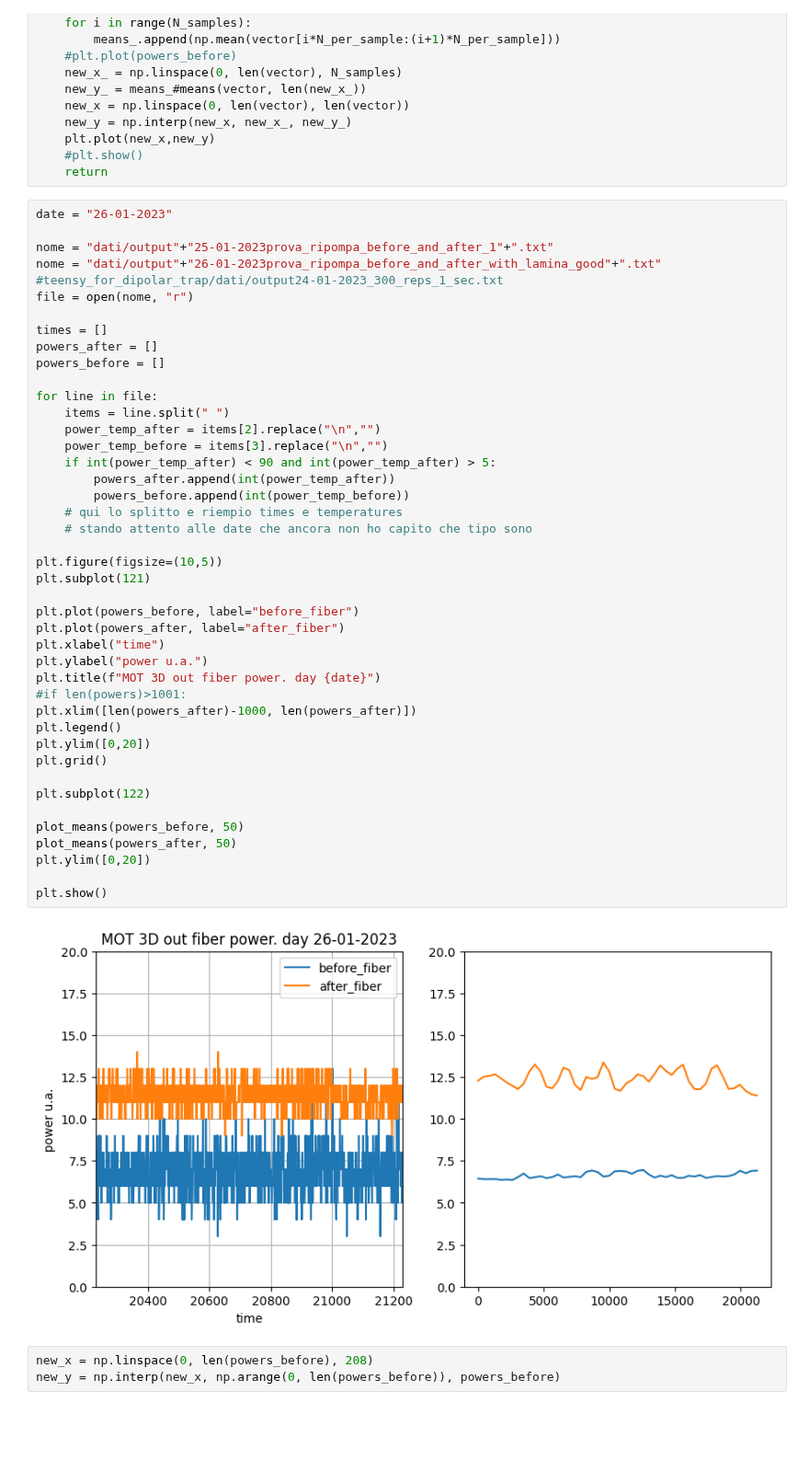
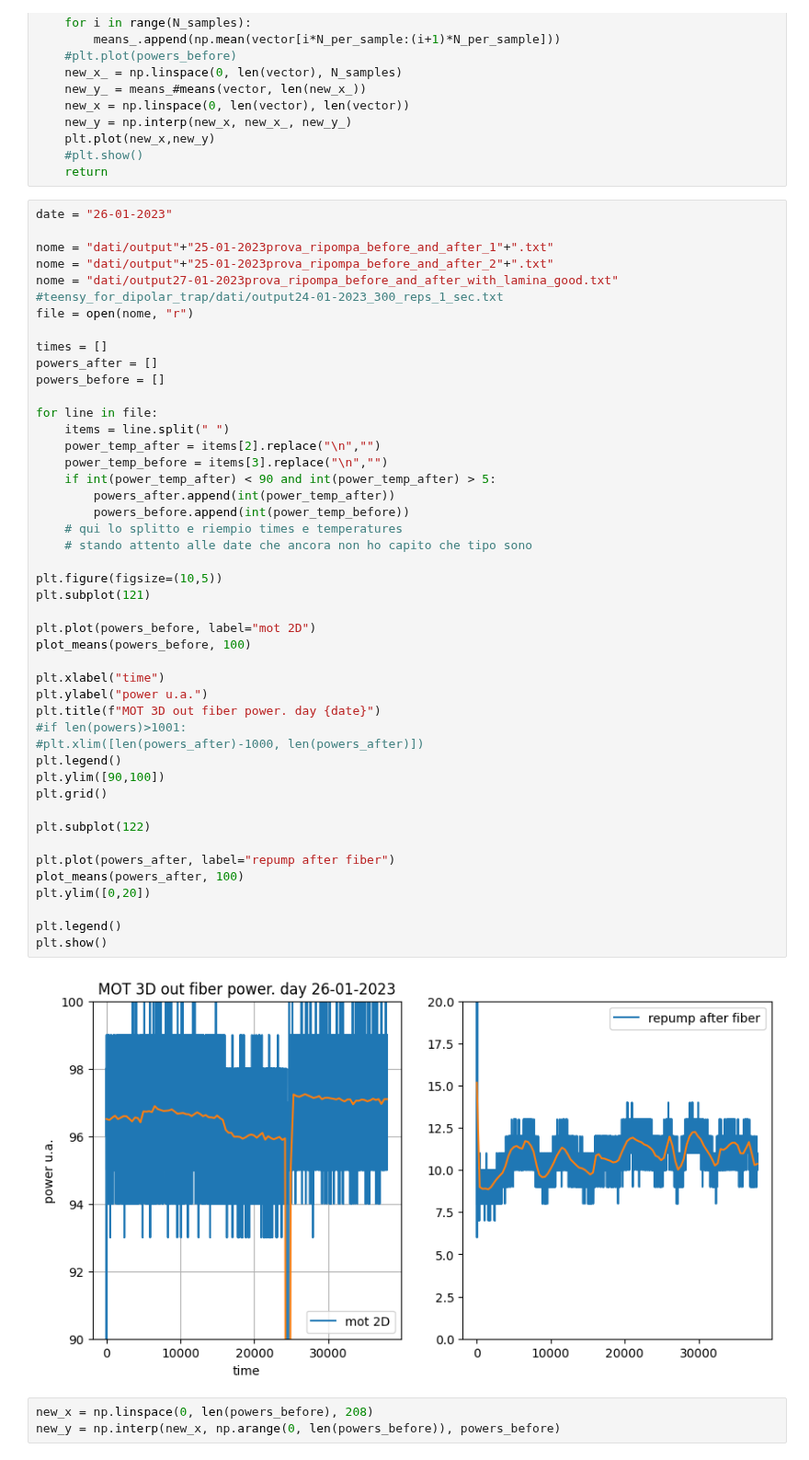
Before and after one commit to Valerio-Amico/Lab-Rydberg, a Jupyter notebook: teensy_for_dipolar_trap/plot_power.ipynb, the cells around one changed output. Shown at 92% size. Cells and saved outputs as stored; diff of their text form; blank space fills up the shorter version.

```diff
--- a/teensy_for_dipolar_trap/plot_power.ipynb
+++ b/teensy_for_dipolar_trap/plot_power.ipynb
@@ -20,47 +20,50 @@ def plot_means(vector, N_samples):
 date = "26-01-2023"
 
 nome = "dati/output"+"25-01-2023prova_ripompa_before_and_after_1"+".txt"
-nome = "dati/output"+"26-01-2023prova_ripompa_before_and_after_with_lamina_good"+".txt"
+nome = "dati/output"+"25-01-2023prova_ripompa_before_and_after_2"+".txt"
+nome = "dati/output27-01-2023prova_ripompa_before_and_after_with_lamina_good.txt"
 #teensy_for_dipolar_trap/dati/output24-01-2023_300_reps_1_sec.txt
 file = open(nome, "r")
 
 times = []
 powers_after = []
 powers_before = []
 
 for line in file:
     items = line.split(" ")
     power_temp_after = items[2].replace("\n","")
     power_temp_before = items[3].replace("\n","")
     if int(power_temp_after) < 90 and int(power_temp_after) > 5:
         powers_after.append(int(power_temp_after))
         powers_before.append(int(power_temp_before))
     # qui lo splitto e riempio times e temperatures
     # stando attento alle date che ancora non ho capito che tipo sono
 
 plt.figure(figsize=(10,5))
 plt.subplot(121)
 
-plt.plot(powers_before, label="before_fiber")
-plt.plot(powers_after, label="after_fiber")
+plt.plot(powers_before, label="mot 2D")
+plot_means(powers_before, 100)
+
 plt.xlabel("time")
 plt.ylabel("power u.a.")
 plt.title(f"MOT 3D out fiber power. day {date}")
 #if len(powers)>1001:
-plt.xlim([len(powers_after)-1000, len(powers_after)])
+#plt.xlim([len(powers_after)-1000, len(powers_after)])
 plt.legend()
-plt.ylim([0,20])
+plt.ylim([90,100])
 plt.grid()
 
 plt.subplot(122)
 
-plot_means(powers_before, 50)
-plot_means(powers_after, 50)
+plt.plot(powers_after, label="repump after fiber")
+plot_means(powers_after, 100)
 plt.ylim([0,20])
 
+plt.legend()
 plt.show()
 # %% [output]
-[figure, old version]
+[figure, new version]
 # %%
 new_x = np.linspace(0, len(powers_before), 208)
 new_y = np.interp(new_x, np.arange(0, len(powers_before)), powers_before)
```
Also changed, not shown: parts of 2 cells of this notebook, 44 other files.
